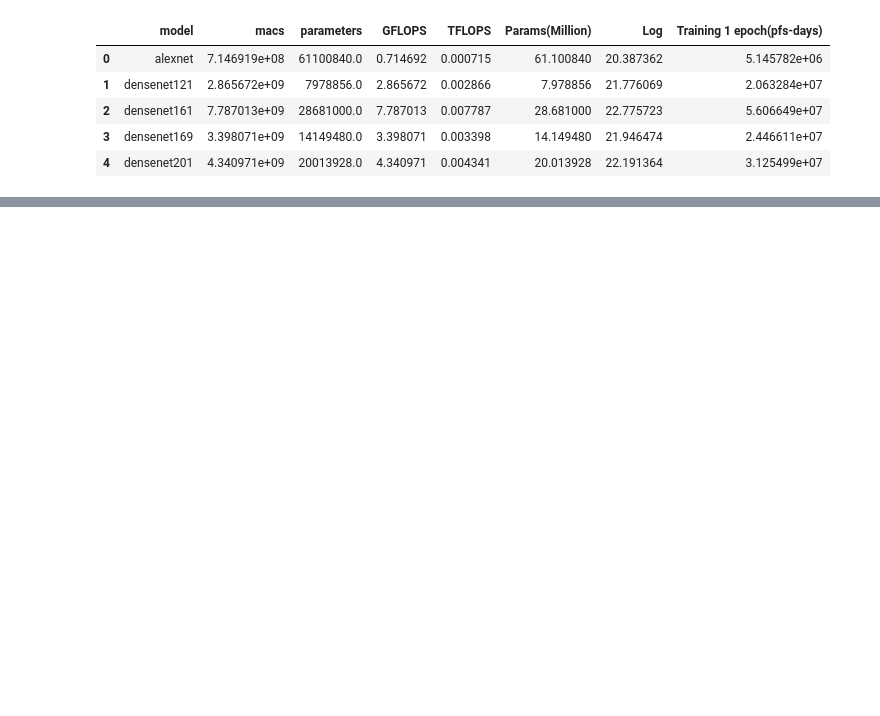
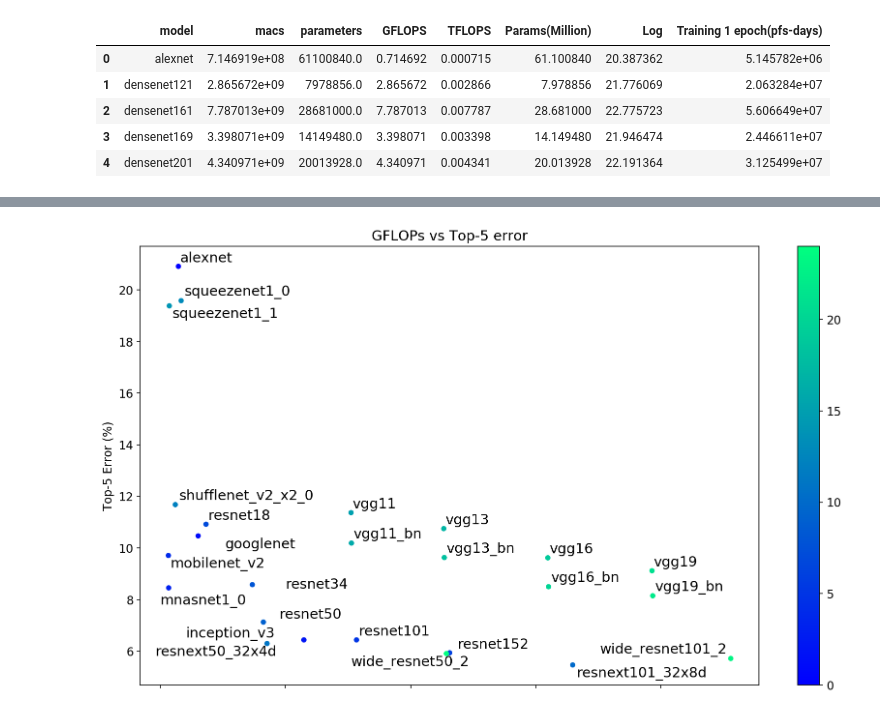
Before and after one commit to MScDissertation/model_hub, a Jupyter notebook: Vision models.ipynb, the cells around one changed output, grey strips where cells are left out. Drawn from its saved outputs; the diff is of its cells as text; code cells hidden in the pictures; blank space fills up the shorter version.

```diff
--- a/Vision models.ipynb
+++ b/Vision models.ipynb
@@ -91,0 +110,15 @@ merge_df[['GFLOPS','top1','model']].apply(lambda row: ax.text(*row),axis=1);
+# %%
+cmap1= cm.get_cmap('winter')
+ax = merge_df.plot('GFLOPS', 'top5', kind='scatter',
+        c=range(len(merge_df)),colormap=cmap1, figsize=(12,7),
+                  title="GFLOPs vs Top-5 error")
+ax.set_xlabel("GFLOPs")
+ax.set_ylabel("Top-5 Error (%)")
+#merge_df[['GFLOPS','top5','model']].apply(lambda row: ax.text(*row),axis=1);
+texts = [ax.text(x, y, name,size='large')
+         for x, y, name in zip(merge_df['GFLOPS'],merge_df['top5'],merge_df['model'])]
+adjust_text(texts)
+plt.tight_layout()
+ax.figure.savefig('viz/top5error.png',dpi=300)
+# %% [output]
+[figure, added]
```
Also changed, not shown: parts of 9 cells of this notebook, 4 other files.
